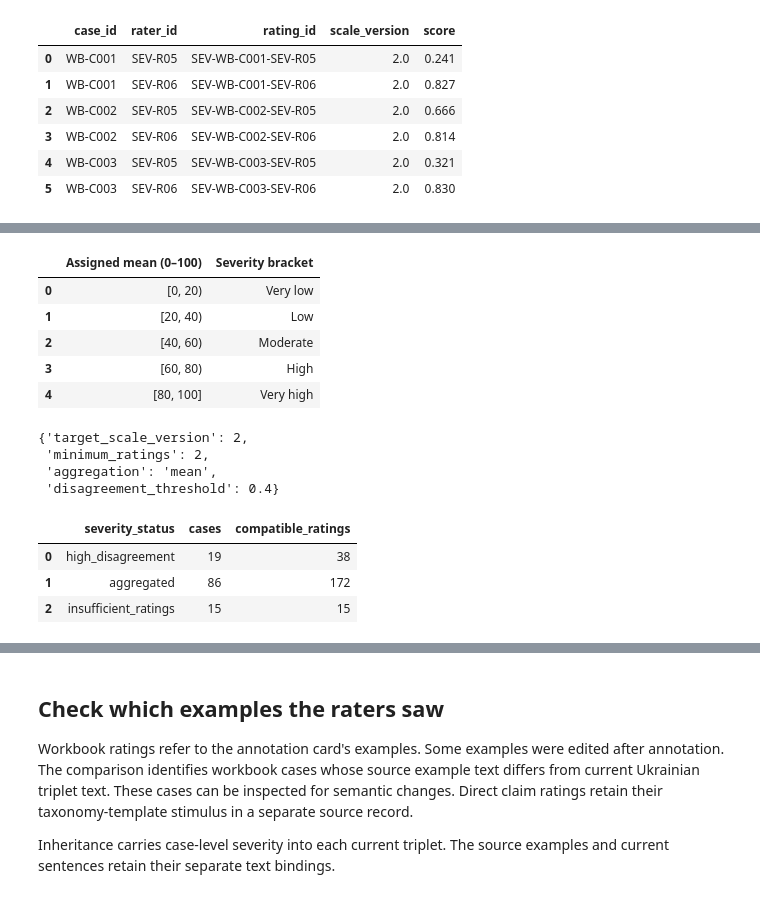
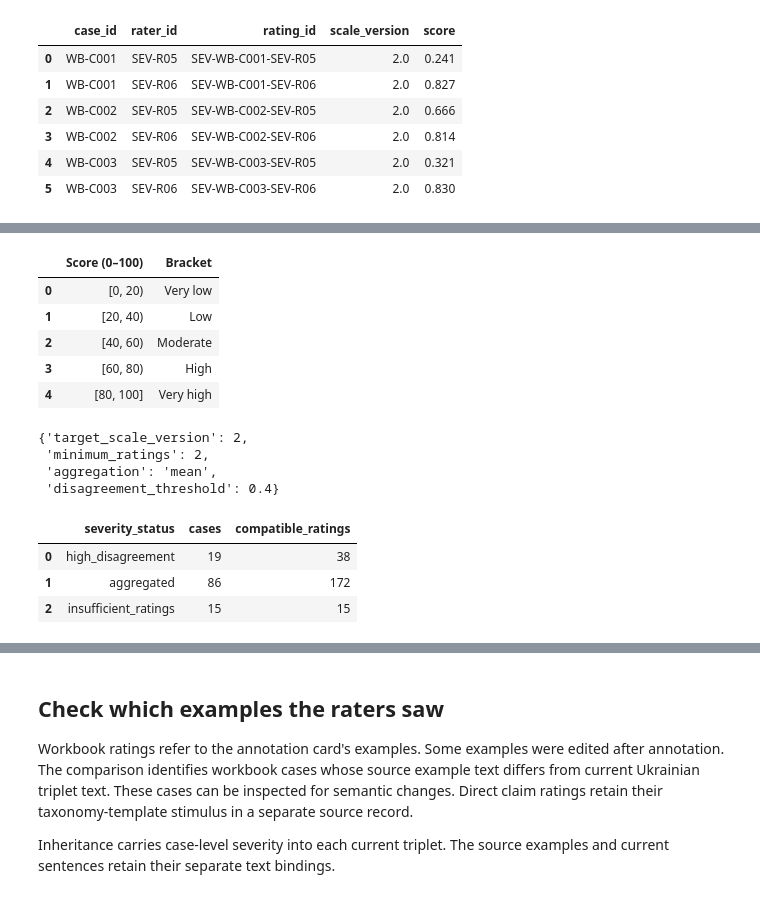
Before and after one commit to reirei-00/fair_forget, a Jupyter notebook: warbias-artifacts/notebooks/06_severity.ipynb, the cells around one changed output, grey strips where cells are left out. Cells and saved outputs as stored; diff of their text form; code cells hidden in the pictures.

```diff
--- a/warbias-artifacts/notebooks/06_severity.ipynb
+++ b/warbias-artifacts/notebooks/06_severity.ipynb
@@ -179,7 +169,7 @@ def interval_label(bracket):
 display(
     DataFrame(
         [
-            {"Assigned mean (0–100)": interval_label(bracket), "Severity bracket": bracket["label"]}
+            {"Score (0–100)": interval_label(bracket), "Bracket": bracket["label"]}
             for bracket in brackets
         ]
     )
@@ -190,34 +180,35 @@ display(
     {
         key: protocol[key]
         for key in (
             "target_scale_version",
             "minimum_ratings",
             "aggregation",
             "disagreement_threshold",
         )
     }
 )
 taxonomy_with_severity = assign_taxonomy_severity(
     dataset["taxonomy"], ratings, case_evidence, protocol
 )
+taxonomy_by_case = {row["public_case_id"]: row for row in taxonomy_with_severity}
 case_table = DataFrame(taxonomy_with_severity)
 case_status_counts = Counter(row["severity_status"] for row in taxonomy_with_severity)
 display(
     case_table.groupby("severity_status", sort=False)
     .agg(cases=("public_case_id", "size"), compatible_ratings=("severity_n", "sum"))
     .reset_index()
 )
 assert len(taxonomy_with_severity) == len(dataset["taxonomy"])
 assert all(
     all(enriched[field] == original[field] for field in original)
     for original, enriched in zip(dataset["taxonomy"], taxonomy_with_severity)
 )
 assert all(
     row["severity_score"] is None or row["severity_n"] >= protocol["minimum_ratings"]
     for row in taxonomy_with_severity
 )
 # %% [output]
-|  | Assigned mean (0–100) | Severity bracket |
+|  | Score (0–100) | Bracket |
 | 0 | [0, 20) | Very low |
 | 1 | [20, 40) | Low |
 | 2 | [40, 60) | Moderate |
```
Also changed, not shown: parts of 13 cells of this notebook, 11 other files.
